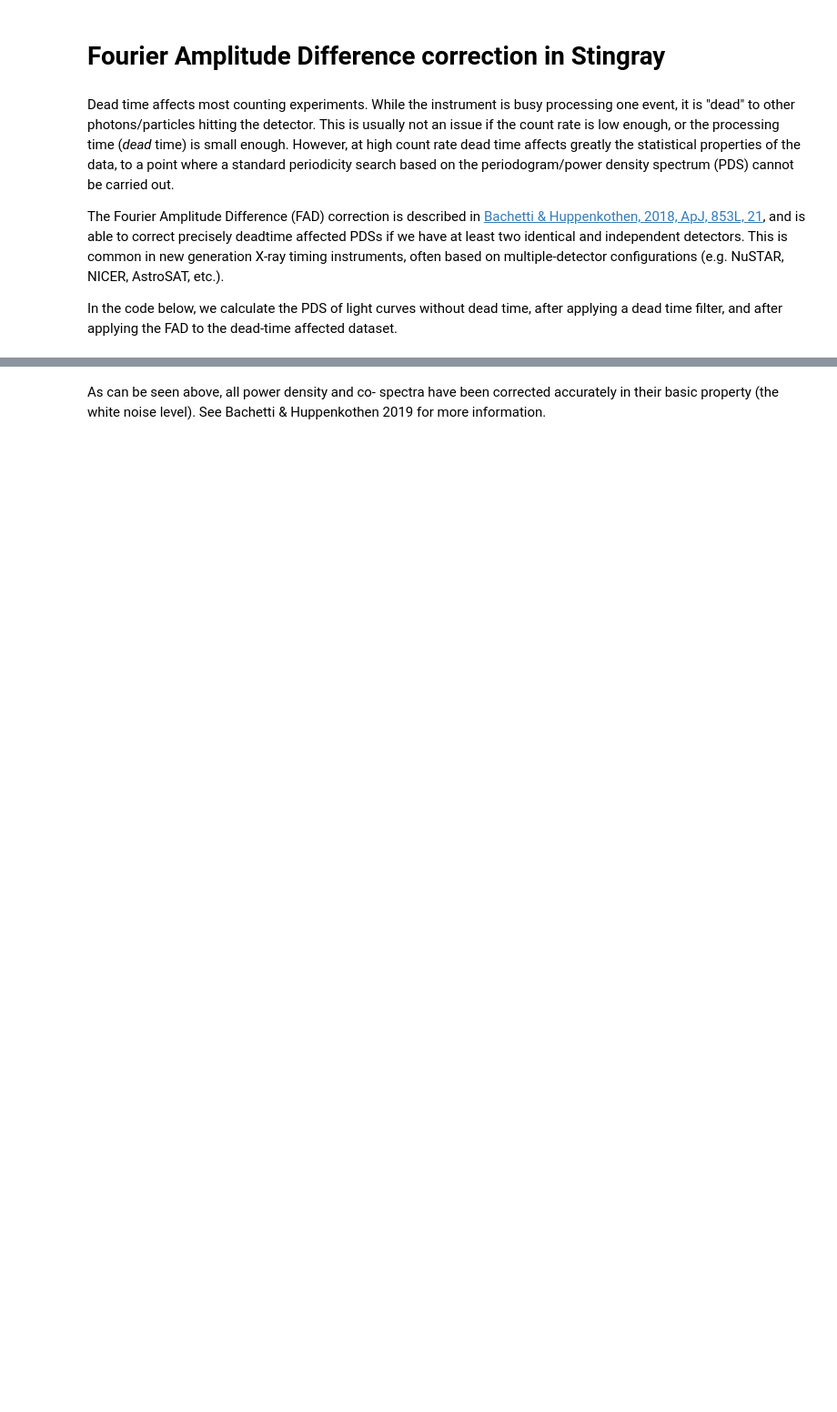
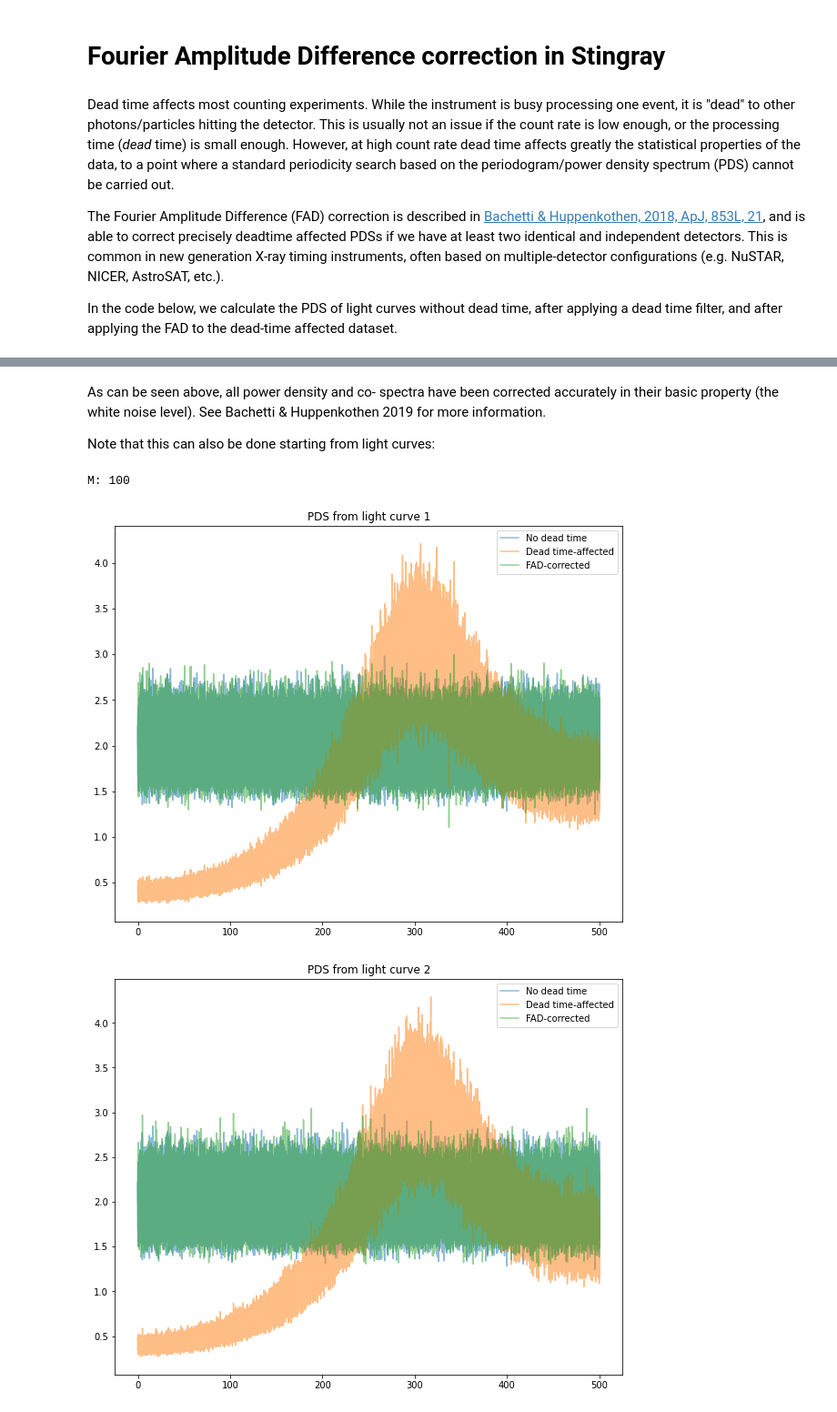
Before and after one commit to StingraySoftware/notebooks, a Jupyter notebook: Deadtime/Check FAD correction in Stingray.ipynb, the cells around one changed output, grey strips where cells are left out. Shown at 91% size. Cells and saved outputs as stored; diff of their text form; code cells hidden in the pictures; blank space fills up the shorter version.

```diff
--- a/Deadtime/Check FAD correction in Stingray.ipynb
+++ b/Deadtime/Check FAD correction in Stingray.ipynb
@@ -92,2 +82,38 @@ for spec, spec_dt, spec_f, label in zip(
 # %% [markdown]
 As can be seen above, all power density and co- spectra have been corrected accurately in their basic property (the white noise level). See Bachetti & Huppenkothen 2019 for more information.
+
+Note that this can also be done starting from light curves:
+# %%
+# Calculate light curves
+lc1_dt = ev1_dt.to_lc(dt=dt)
+lc2_dt = ev2_dt.to_lc(dt=dt)
+
+results = \
+    FAD(lc1_dt, lc2_dt, segment_size, dt, norm="leahy", plot=False,
+                      smoothing_alg='gauss',
+                      smoothing_length=segment_size*2,
+                      strict=True, verbose=False,
+                      tolerance=0.05, all_leahy=True)
+
+freq_f = results['freq']
+pds1_f = results['pds1']
+pds2_f = results['pds2']
+cs_f = results['cs']
+ptot_f = results['ptot']
+
+for spec, spec_dt, spec_f, label in zip(
+        [pds1, pds1, ptot, cs],
+        [pds1_dt, pds2_dt, ptot_dt, cs_dt],
+        [pds1_f, pds2_f, ptot_f, cs_f],
+        ['PDS from light curve 1', 'PDS from light curve 2', 'PDS from lcs 1+2', 'cospectrum']
+        ):
+    plt.figure(figsize=(10, 8))
+    plt.title(label)
+    plt.plot(spec.freq, spec.power, label='No dead time', alpha=0.5)
+    plt.plot(spec_dt.freq, spec_dt.power, label='Dead time-affected', alpha=0.5)
+    plt.plot(freq_f, spec_f, label='FAD-corrected', alpha=0.5)
+    plt.legend()
+# %% [output]
+M: 100
+[figure, added]
+[figure, added]
```
Also changed, not shown: parts of 8 cells of this notebook.
